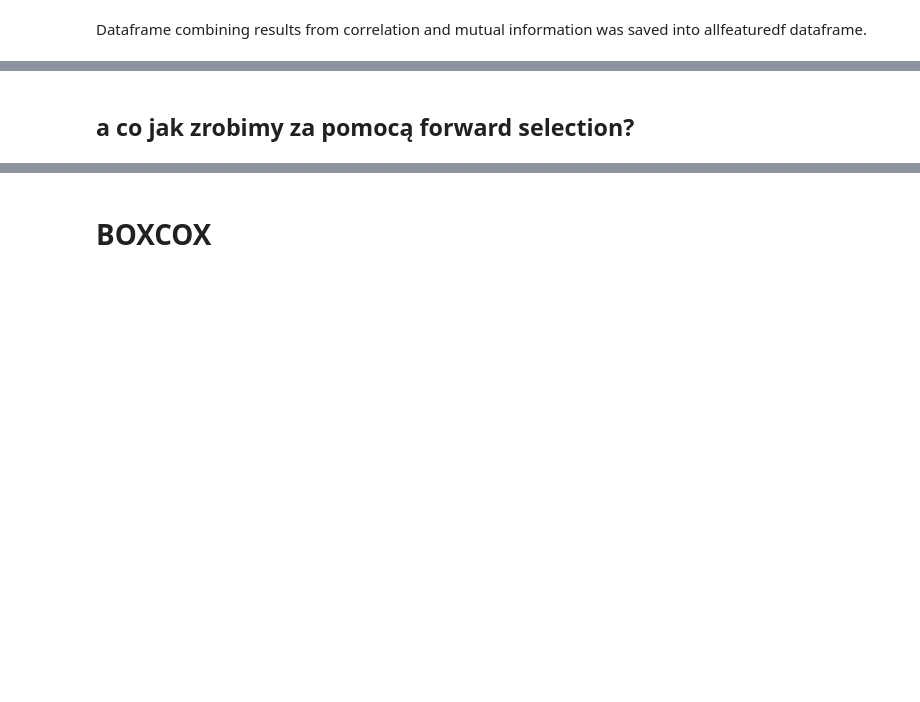
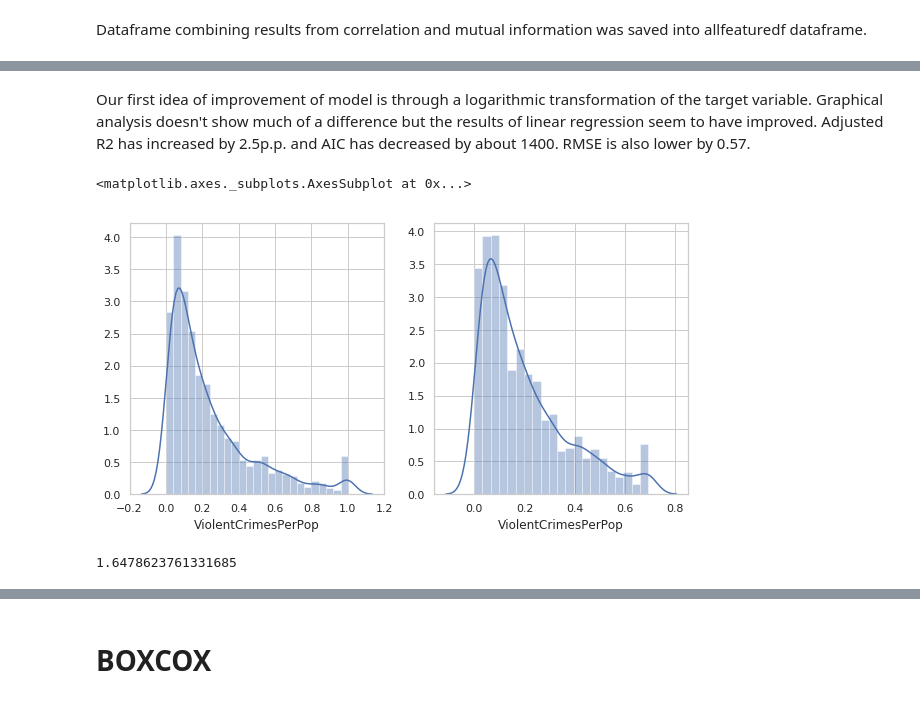
Before and after one commit to esobolewska/ML1-regression, a Jupyter notebook: ML1-kod.ipynb, the cells around one changed output, grey strips where cells are left out. Drawn from its saved outputs; the diff is of its cells as text; code cells hidden in the pictures; blank space fills up the shorter version.

```diff
--- a/ML1-kod.ipynb
+++ b/ML1-kod.ipynb
@@ -318,4 +310,18 @@ OLS Regression Results
 Warnings:
 [1] Standard Errors assume that the covariance matrix of the errors is correctly specified.
-# %% [markdown]
-## a co jak zrobimy za pomocą forward selection?
+# %% [markdown]
+Our first idea of improvement of model is through a logarithmic transformation of the target variable. Graphical analysis doesn't show much of a difference but the results of linear regression seem to have improved. Adjusted R2 has increased by 2.5p.p. and AIC has decreased by about 1400. RMSE is also lower by 0.57.
+# %%
+f, axes = plt.subplots(1,2, figsize=(10,5))
+sns.distplot(mydata[target_var], ax=axes[0])
+sns.distplot(np.log(mydata[target_var]+1), ax=axes[1])
+# %% [output]
+<matplotlib.axes._subplots.AxesSubplot at 0x...>
+[figure, added]
+# %%
+y = np.log(mydata[target_var]+1)
+X = mydata[finalcols]
+X = sm.add_constant(X)
+np.sqrt(sm.OLS(y, X).fit().mse_model)
+# %% [output]
+1.6478623761331685
```
Also changed, not shown: parts of 40 cells of this notebook.
